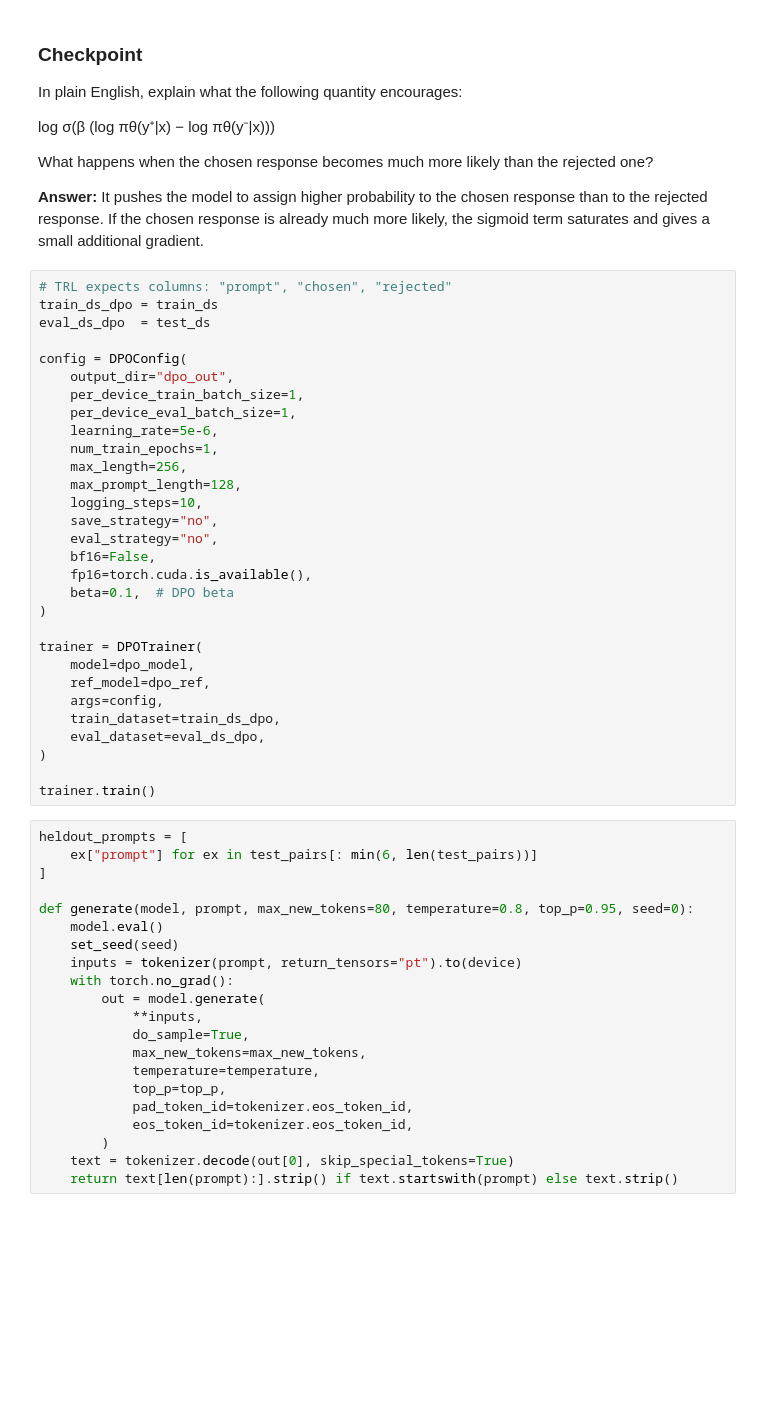
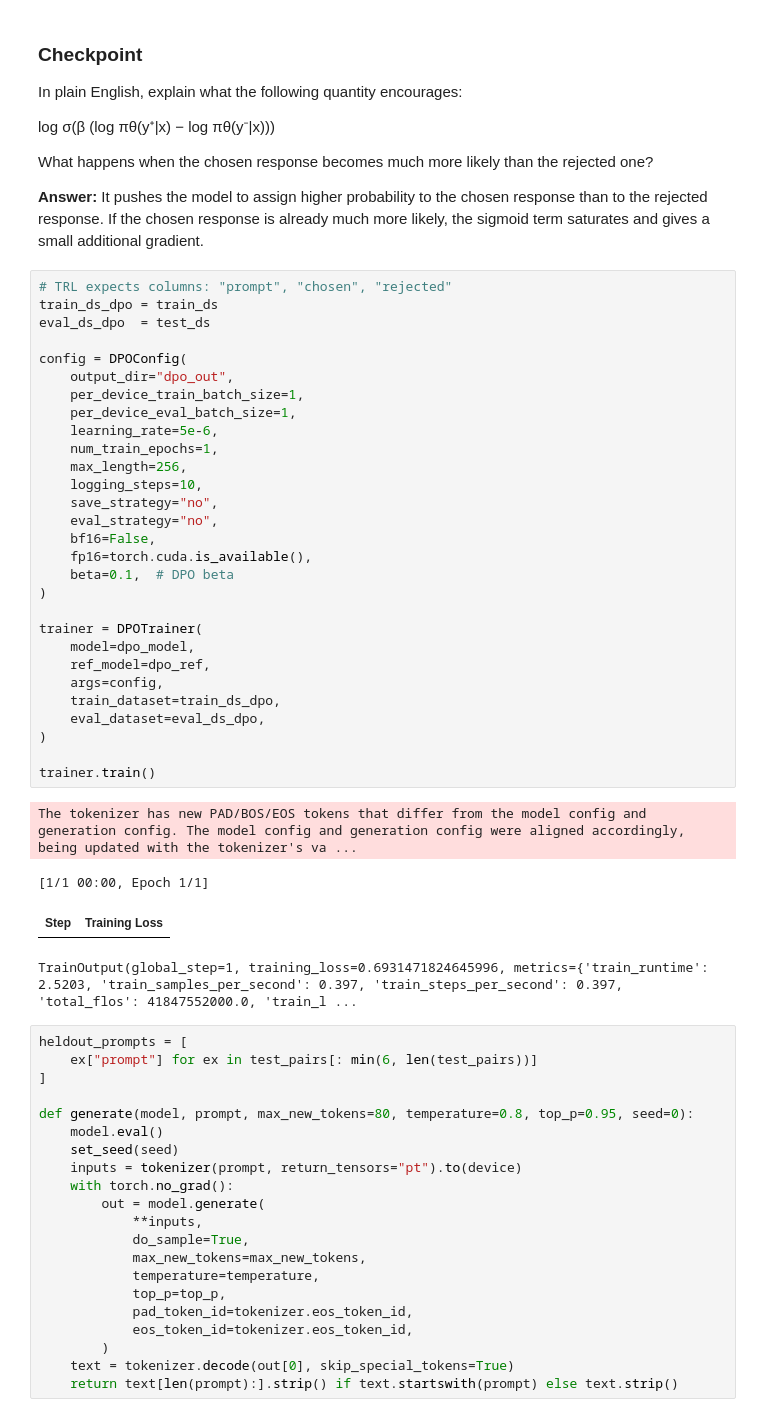
Before and after one commit to Baze-Bai/RL_human_2, a Jupyter notebook: lab7/lab7.ipynb, the cells around one changed output. Cells and saved outputs as stored; diff of their text form; blank space fills up the shorter version.

```diff
--- a/lab7/lab7.ipynb
+++ b/lab7/lab7.ipynb
@@ -257,33 +315,37 @@ What happens when the chosen response becomes much more likely than the rejected
 # %%
 # TRL expects columns: "prompt", "chosen", "rejected"
 train_ds_dpo = train_ds
 eval_ds_dpo  = test_ds
 
 config = DPOConfig(
     output_dir="dpo_out",
     per_device_train_batch_size=1,
     per_device_eval_batch_size=1,
     learning_rate=5e-6,
     num_train_epochs=1,
     max_length=256,
-    max_prompt_length=128,
     logging_steps=10,
     save_strategy="no",
     eval_strategy="no",
     bf16=False,
     fp16=torch.cuda.is_available(),
     beta=0.1,  # DPO beta
 )
 
 trainer = DPOTrainer(
     model=dpo_model,
     ref_model=dpo_ref,
     args=config,
     train_dataset=train_ds_dpo,
     eval_dataset=eval_ds_dpo,
 )
 
 trainer.train()
+# %% [output]
+The tokenizer has new PAD/BOS/EOS tokens that differ from the model config and generation config. The model config and generation config were aligned accordingly, being updated with the tokenizer's va ...
+[1/1 00:00, Epoch 1/1]
+| Step | Training Loss |
+TrainOutput(global_step=1, training_loss=0.6931471824645996, metrics={'train_runtime': 2.5203, 'train_samples_per_second': 0.397, 'train_steps_per_second': 0.397, 'total_flos': 41847552000.0, 'train_l ...
 # %%
 heldout_prompts = [
     ex["prompt"] for ex in test_pairs[: min(6, len(test_pairs))]
```
Also changed, not shown: parts of 15 cells of this notebook.
